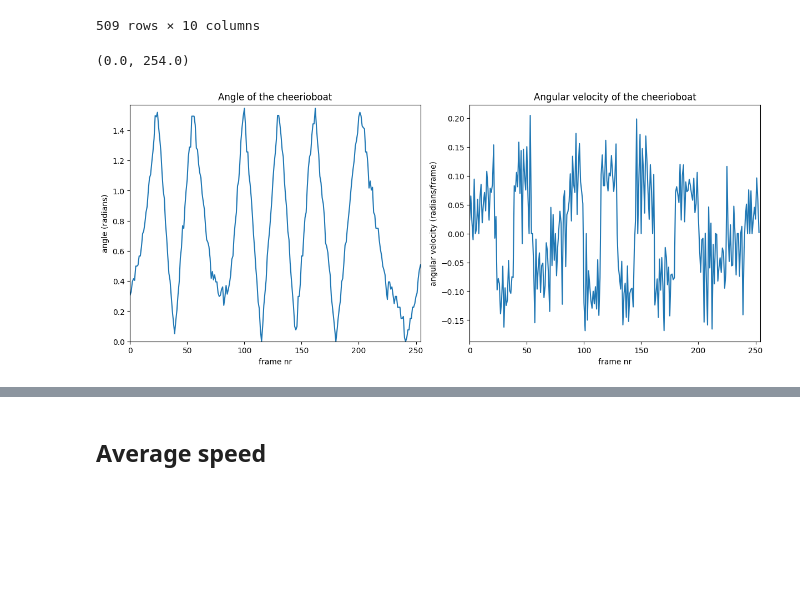
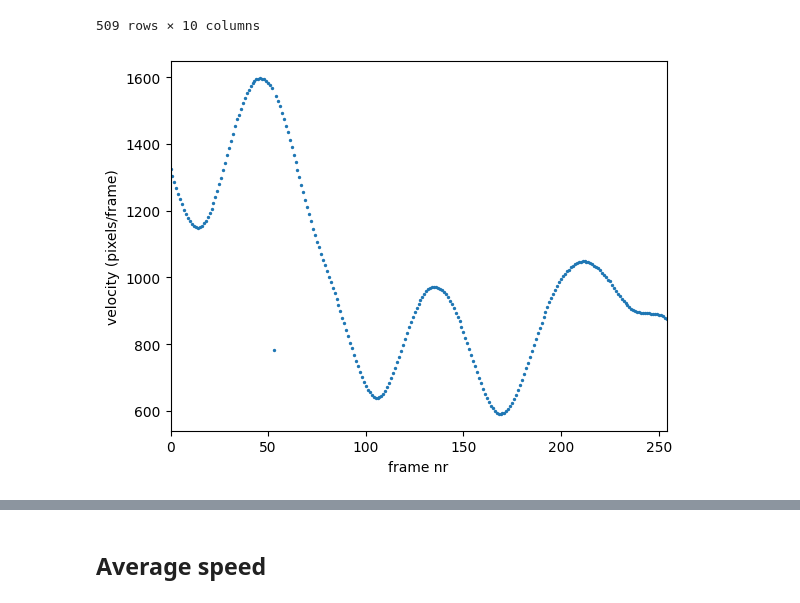
Before and after one commit to TasBakker/CheerioBoatPrototyping, a Jupyter notebook: trackingCode.ipynb, the cells around one changed output, grey strips where cells are left out. Cells and saved outputs as stored; diff of their text form; code cells hidden in the pictures; blank space fills up the shorter version.

```diff
--- a/trackingCode.ipynb
+++ b/trackingCode.ipynb
@@ -161,8 +163,28 @@ x = []
 y = []
 
 for framenr in framelist:
-    x.append(0.5 * sum(t.loc[t['frame'] == framenr]['x']))
-    y.append(0.5 * sum(t.loc[t['frame'] == framenr]['y']))
+    try:
+        x.append(0.5 * sum(t.loc[t['frame'] == framenr]['x']))
+        y.append(0.5 * sum(t.loc[t['frame'] == framenr]['y']))
+    except:
+        try:
+            x.append(x[-1])
+            y.append(y[-1])
+        except:
+            x.append(0)
+            y.append(0)
+
+v_x = (np.insert(x, 0, 0) - np.insert(x, -1, 0))[1:-1] / (np.insert(framelist, 0, 0) - np.insert(framelist, -1, 0))[1:-1]
+v_y = (np.insert(y, 0, 0) - np.insert(y, -1, 0))[1:-1] / (np.insert(framelist, 0, 0) - np.insert(framelist, -1, 0))[1:-1]
+velocity = np.sqrt(np.square(x) + np.square(y))
+# %%
+plt.scatter(framelist, velocity, s=2)
+plt.xlabel('frame nr')
+plt.ylabel('velocity (pixels/frame)')
+plt.xlim(min(framelist), max(framelist))
+plt.show()
+# %% [output]
+[figure, added]
 # %%
 theta = []
 particles = list(set(t['particle']))
@@ -196,9 +218,6 @@ ax2.set_ylabel('angular velocity (radians/frame)')
 ax2.set_xlim(min(framelist), max(framelist))
 
 fig.savefig()
-# %% [output]
-(0.0, 254.0)
-[figure, removed]
 # %%
 
 plt.plot(framelist[:-1], omega)
```
Also changed, not shown: parts of 5 cells of this notebook, 32 other files.
